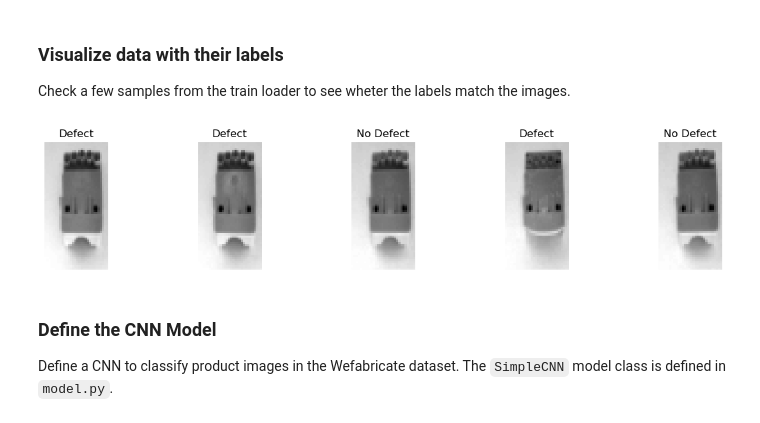
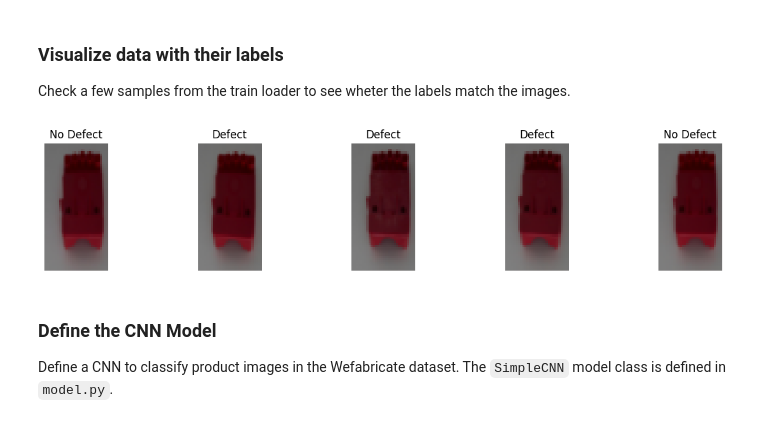
Before and after one commit to LucianoDeben/1BM120, a Jupyter notebook: Assignment_2/Assignment_2_Notebook.ipynb, the cells around one changed output. Cells and saved outputs as stored; diff of their text form; code cells hidden in the pictures.

```diff
--- a/Assignment_2/Assignment_2_Notebook.ipynb
+++ b/Assignment_2/Assignment_2_Notebook.ipynb
@@ -43,22 +44,22 @@ Check a few samples from the train loader to see wheter the labels match the ima
 # %%
 # Define the class labels
 class_labels = ["Defect", "No Defect"]
 
 # Get a batch of training data
 train_loader = DataLoader(train_data, batch_size=64, shuffle=True, drop_last=True)
 images, labels = next(iter(train_loader))
 
 # Create a grid of the images and print the labels
 plt.figure(figsize=(15, 15))
 for i in range(5):
     plt.subplot(5, 5, i + 1)
-    plt.imshow(images[i][0], cmap='gray')
+    plt.imshow(np.transpose(images[i], (1, 2, 0)))
     plt.axis('off')
     plt.title(class_labels[labels[i]])
 
 plt.show()
 # %% [output]
-[figure, old version]
+[figure, new version]
 # %% [markdown]
 ### Define the CNN Model
 Define a CNN to classify product images in the Wefabricate dataset. The `SimpleCNN` model class is defined in `model.py`.
```
Also changed, not shown: parts of 8 cells of this notebook, 1 other file.
